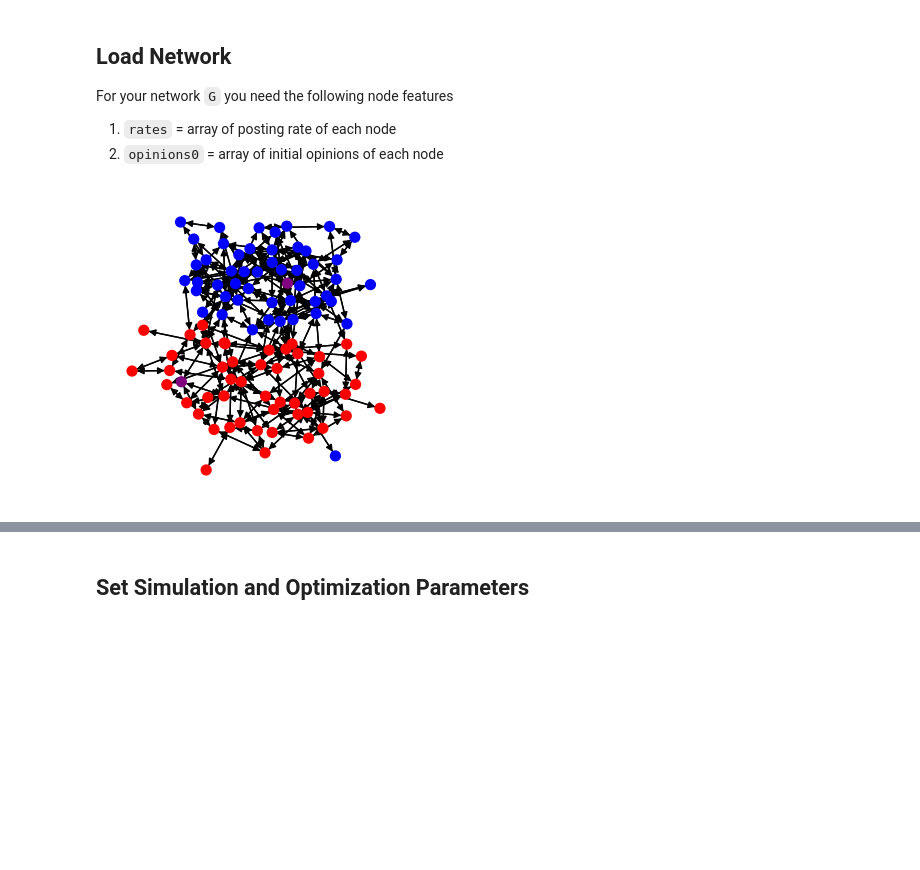
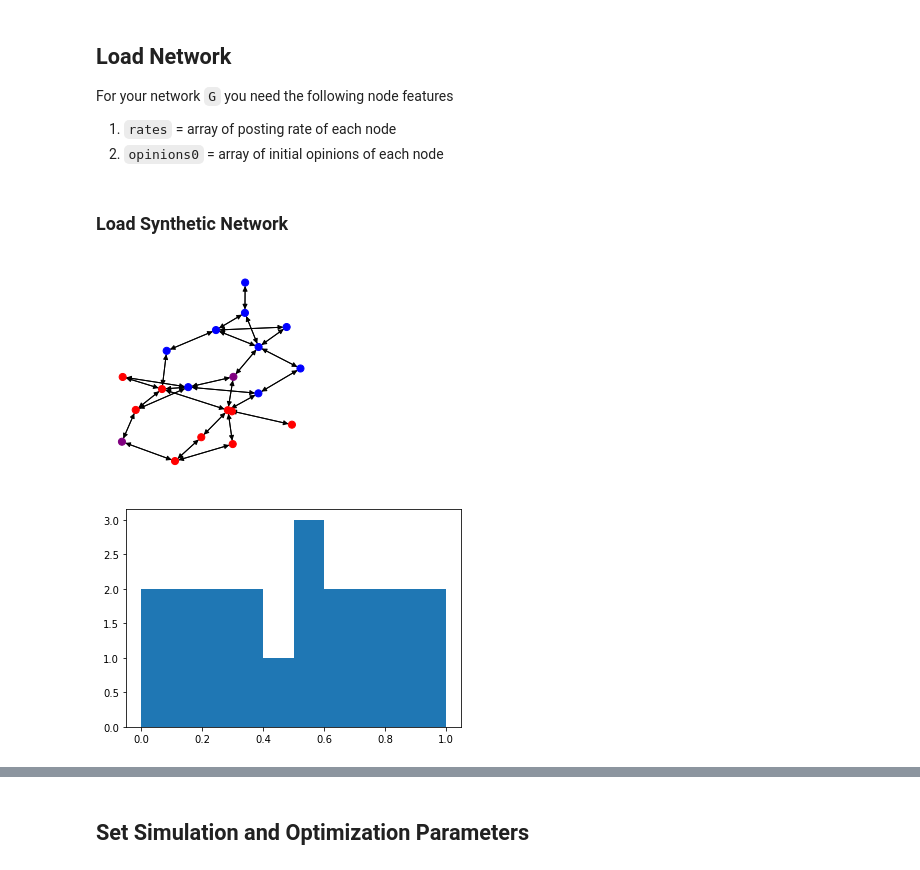
Before and after one commit to zlisto/opinion_dynamics, a Jupyter notebook: ShadowbanAdaptive.ipynb, the cells around one changed output, grey strips where cells are left out. Cells and saved outputs as stored; diff of their text form; code cells hidden in the pictures; blank space fills up the shorter version.

```diff
--- a/ShadowbanAdaptive.ipynb
+++ b/ShadowbanAdaptive.ipynb
@@ -32,22 +34,36 @@ from datetime import datetime
 For your network `G` you need the following node features
    1. `rates` = array of posting rate of each node
    2. `opinions0` = array of initial opinions of each node
+# %% [markdown]
+### Load Synthetic Network
 # %%
-n0 = 101
+n0 = 20
 nc = int(n0/2)
 sizes = [nc, nc]
 p0, p1 = 8/n0, 1/n0
 probs = [[p0, p1], [p1, p0]]
 G = nx.DiGraph(nx.stochastic_block_model(sizes, probs, seed=0))
 
 for i in range(nc):
     rate = 1
     opinion0 = i/(nc-1)/2
     opinion1 = 1-i/(nc-1)/2
     G.nodes[i]['opinion'] = opinion0
     G.nodes[i+nc]['opinion'] = opinion1
     G.nodes[i]['rate'] = 1
     G.nodes[i+nc]['rate'] = 1
 fig = draw_network(G)
+
+A = nx.adjacency_matrix(G)
+A = A.tocoo()
+assert n0 == A.shape[0]  #number of nodes in network should equal shape of A
+rates = np.array([G.nodes[v]["rate"] for v in G.nodes()])  #posting rates of nodes
+opinions0 = np.array([G.nodes[v]["opinion"] for v in G.nodes()])  #initial opinions of nodes
+
+plt.hist(opinions0)
+plt.show()
+
+network_params = {'A':A, 'rates':rates, 'opinions0':opinions0}
 # %% [output]
-[figure, old version]
+[figure, new version]
+[figure, added]
```
Also changed, not shown: parts of 9 cells of this notebook, 2 other files.
